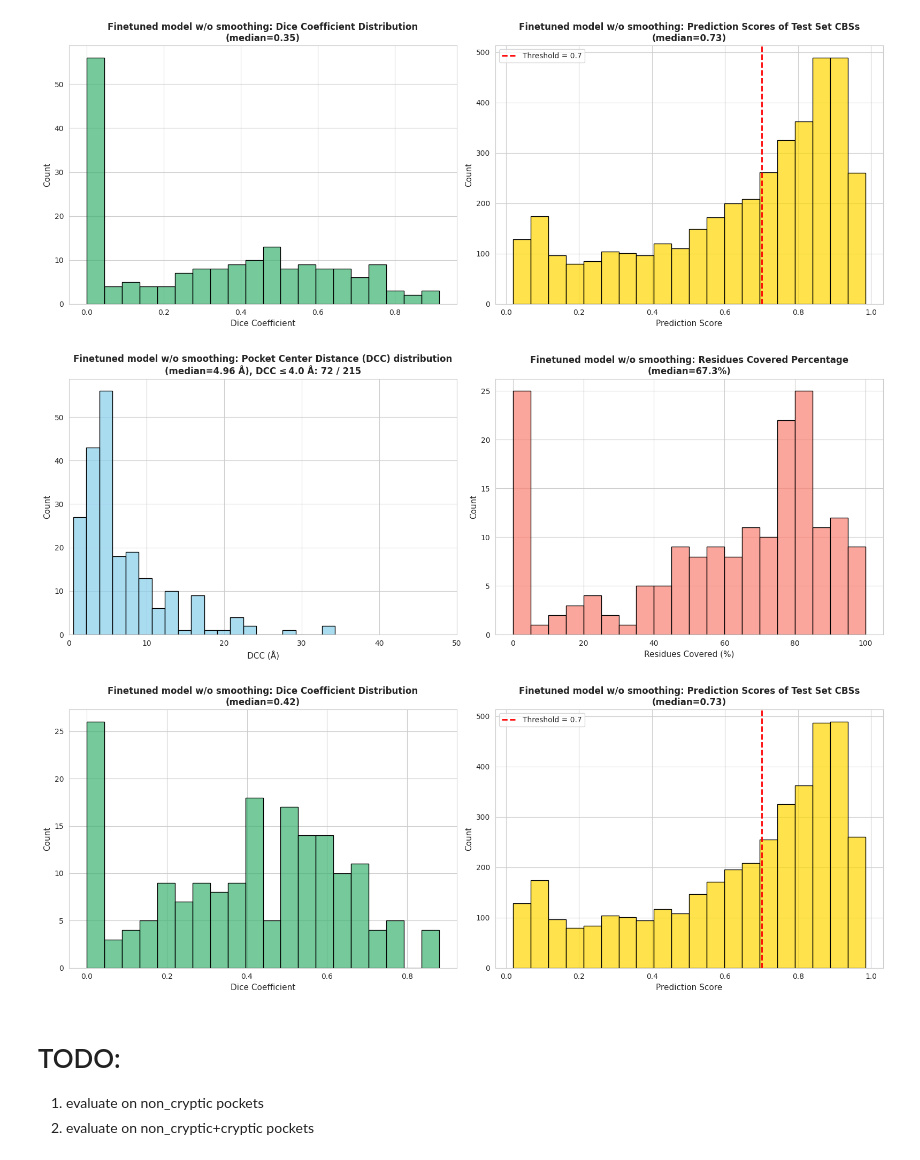
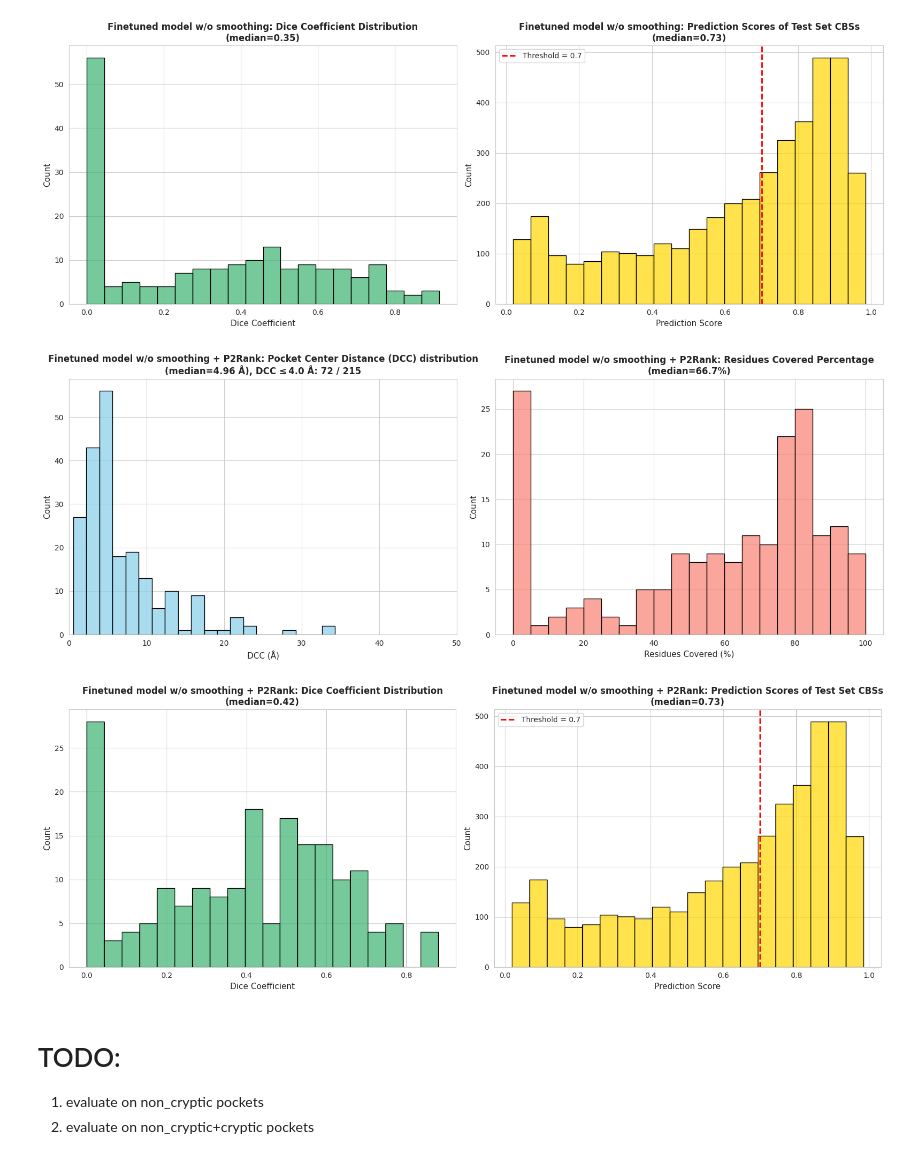
Before and after one commit to skrhakv/seq2pocket, a Jupyter notebook: src/B-evaluate-cryptoshow/pocket-level-evaluation.ipynb, the cells around one changed output. Saved outputs shown, nothing was run; the diff lists cells and outputs as text; code cells hidden in the pictures.

Commit message:
print more info

```diff
--- a/src/B-evaluate-cryptoshow/pocket-level-evaluation.ipynb
+++ b/src/B-evaluate-cryptoshow/pocket-level-evaluation.ipynb
@@ -295,7 +295,7 @@ for protein_id in sequences.keys():
         embeddings, indices = process_single_sequence(pdb_id, chain_id, cluster_residue_indices, embeddings_path, distance_matrix)
         prediction = predict_single_sequence(embeddings, indices, smoothing_model)
         enhanced_residue_indices = np.concatenate((indices[prediction['predictions'] > SMOOTHING_DECISION_THRESHOLD], cluster_residue_indices))
-        predicted_binding_sites[protein_id].append(enhanced_residue_indices)
+        predicted_binding_sites[protein_id].append((enhanced_residue_indices, 'finetuned model with smoothing'))
 
 # import numpy as np
 # for protein_id in prediction_scores.keys():
@@ -405,11 +406,15 @@ for protein_id in sequences.keys():
         merged_predictions[protein_id].append(binding_sites)
     # add p2rank predictions
     for binding_sites in p2rank_predictions[protein_id]:
-        merged_predictions[protein_id].append(binding_sites)
+        merged_predictions[protein_id].append((binding_sites, 'p2rank'))
 # %%
+import pickle
 PREDICTIONS_PATH = '/home/skrhakv/cryptoshow-analysis/data/B-evaluate-cryptoshow/predictions'
+
 for protein_id in sequences.keys():
-    # np.save(f'{PREDICTIONS_PATH}/finetuning-with-smoothing/{protein_id}.npy', predicted_binding_sites[protein_id])
-    # np.save(f'{PREDICTIONS_PATH}/p2rank/{protein_id}.npy', p2rank_predictions[protein_id])
+    filename = protein_id.replace('_','')
 
-    print(p2rank_predictions[protein_id], predicted_binding_sites[protein_id])
+#    with open(f'{PREDICTIONS_PATH}/finetuning-with-smoothing/{filename}.pkl', 'wb') as f:
+#        pickle.dump(predicted_binding_sites[protein_id], f)
+#    with open(f'{PREDICTIONS_PATH}/p2rank/{filename}.pkl', 'wb') as f:
+#        pickle.dump(p2rank_predictions[protein_id], f)
@@ -494,7 +481,7 @@ for protein_id in sequences.keys():
     # No pockets can be formed if there are not enough high score points.
     if len(high_score_points) < MIN_SAMPLES:
         no_smoothing_predicted_binding_sites[protein_id] = []
-        no_smoothing_predicted_binding_sites[protein_id].append(predicted_indices)
+        no_smoothing_predicted_binding_sites[protein_id].append((predicted_indices, 'finetuned model without smoothing'))
         no_smoothing_prediction_scores[protein_id] = prediction
         continue
 
@@ -513,5 +500,5 @@ for protein_id in sequences.keys():
         clusters_indices.append(cluster_indices)
 
     no_smoothing_prediction_scores[protein_id] = prediction
-    no_smoothing_predicted_binding_sites[protein_id] = clusters_indices
+    no_smoothing_predicted_binding_sites[protein_id] = [(i, 'finetuned model without smoothing') for i in clusters_indices]
 # %%
@@ -525,29 +512,29 @@ eval_utils.print_plots(DCCs, coverages, dice_coefficients, binding_prediction_sc
 # %%
 import pickle
 cryptic_binding_residues, sequences = eval_utils.read_test_binding_residues()
 
 with open('/home/skrhakv/cryptoshow-analysis/data/B-evaluate-cryptoshow/predicted_pockets_p2rank.pkl', 'rb') as f:
     p2rank_predictions = pickle.load(f)
     # reformat in order to have the same format as predicted_binding_sites - dictionary of numpy arrays
     p2rank_predictions = {key:[np.array([int(ii[1:]) for ii in i]) for i in predicted_pockets] for key, predicted_pockets in p2rank_predictions.items()}
 
 no_smoothing_merged_predictions = {}
 for protein_id in sequences.keys():
     no_smoothing_merged_predictions[protein_id] = []
     # add finetuned model predictions
     for binding_sites in no_smoothing_predicted_binding_sites[protein_id]:
         no_smoothing_merged_predictions[protein_id].append(binding_sites)
     # add p2rank predictions
     for binding_sites in p2rank_predictions[protein_id]:
-        no_smoothing_merged_predictions[protein_id].append(binding_sites)
+        no_smoothing_merged_predictions[protein_id].append((binding_sites, 'p2rank'))
 
-DCCs, coverages, dice_coefficients, binding_prediction_scores, number_of_pockets = eval_utils.compute_pocket_level_metrics(cryptic_binding_residues, no_smoothing_merged_predictions, no_smoothing_prediction_scores, COORDINATES_DIR)
-MODEL = 'Finetuned model w/o smoothing'
+DCCs, coverages, dice_coefficients, binding_prediction_scores, number_of_pockets = eval_utils.compute_pocket_level_metrics(cryptic_binding_residues, no_smoothing_merged_predictions, no_smoothing_prediction_scores, COORDINATES_DIR, VERBOSE_OUTPUT)
+MODEL = 'Finetuned model w/o smoothing + P2Rank'
 
 eval_utils.print_plots(DCCs, coverages, dice_coefficients, binding_prediction_scores, number_of_pockets, MODEL)
 # %% [output]
-[figure, old version]
+[figure, new version]
-[figure, old version]
+[figure, new version]
 # %% [markdown]
 # TODO:
 1. evaluate on non_cryptic pockets
```
Also changed, not shown: parts of 7 cells of this notebook, 1 other file.
